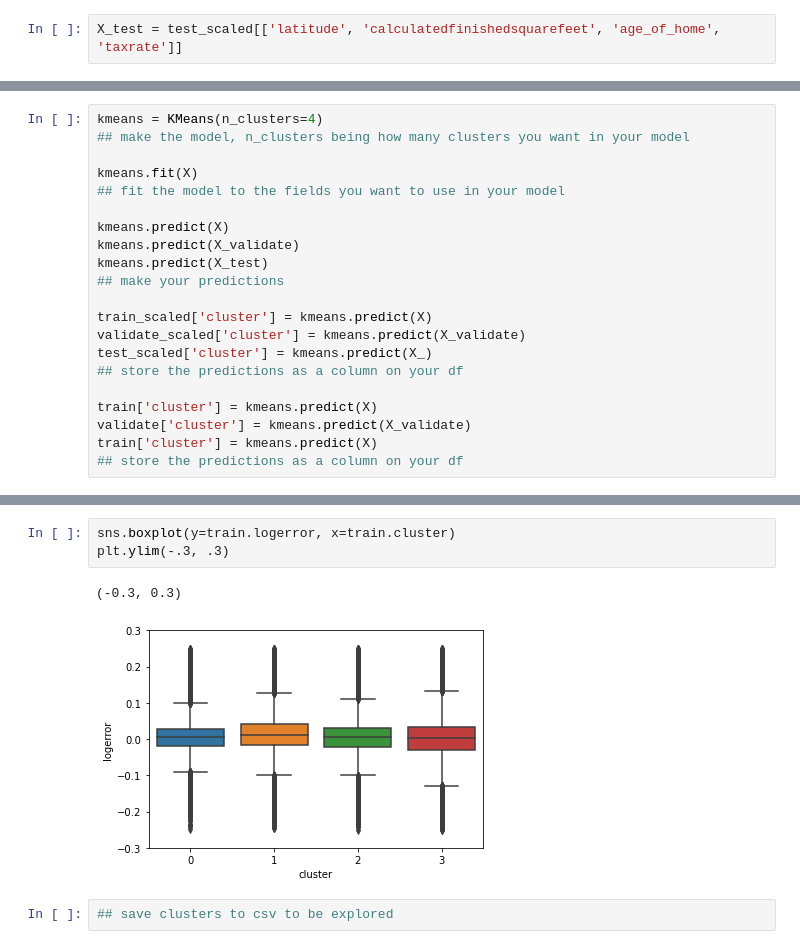
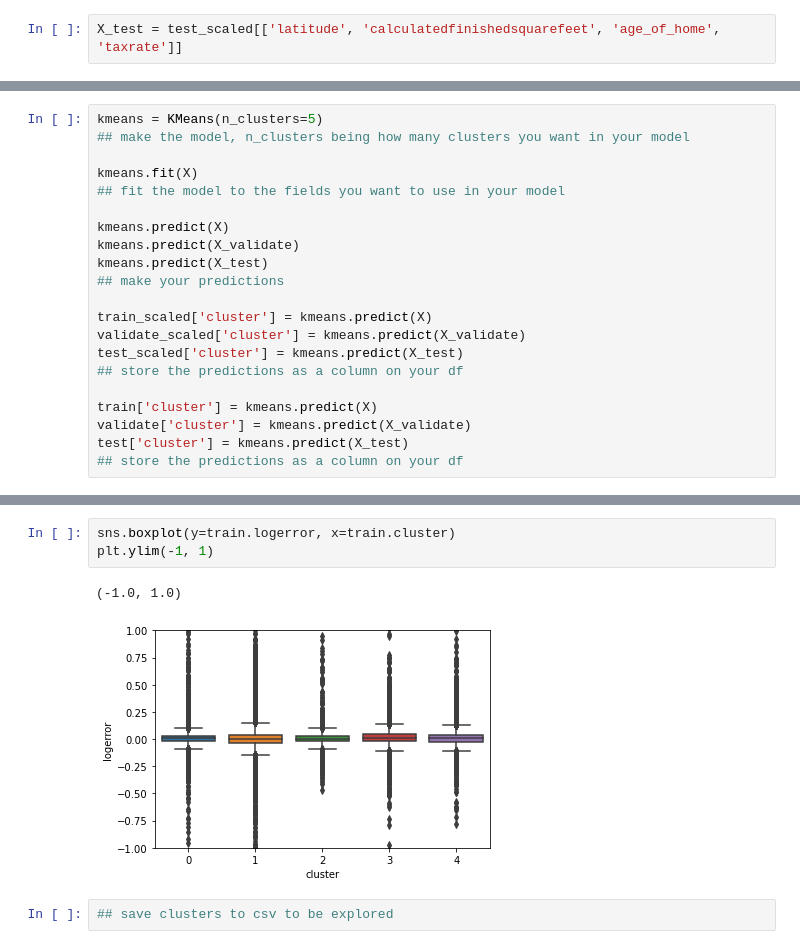
Before and after one commit to davidb-and-john/clustering-project, a Jupyter notebook: final_cluster_model.ipynb, the cells around one changed output, grey strips where cells are left out. Cells and saved outputs as stored; diff of their text form.

```diff
--- a/final_cluster_model.ipynb
+++ b/final_cluster_model.ipynb
@@ -229,5 +229,5 @@ with plt.style.context('seaborn-whitegrid'):
 # %%
-kmeans = KMeans(n_clusters=4)
+kmeans = KMeans(n_clusters=5)
 ## make the model, n_clusters being how many clusters you want in your model
 
 kmeans.fit(X)
@@ -240,12 +240,12 @@ kmeans.predict(X_test)
 
 train_scaled['cluster'] = kmeans.predict(X)
 validate_scaled['cluster'] = kmeans.predict(X_validate)
-test_scaled['cluster'] = kmeans.predict(X_)
+test_scaled['cluster'] = kmeans.predict(X_test)
 ## store the predictions as a column on your df
 
 train['cluster'] = kmeans.predict(X)
 validate['cluster'] = kmeans.predict(X_validate)
-train['cluster'] = kmeans.predict(X)
+test['cluster'] = kmeans.predict(X_test)
 ## store the predictions as a column on your df
 # %%
 train_scaled.head()
@@ -270,9 +292,9 @@ sns.relplot(data=train_scaled, x='calculatedfinishedsquarefeet', y='latitude', h
 # %%
 sns.boxplot(y=train.logerror, x=train.cluster)
-plt.ylim(-.3, .3)
+plt.ylim(-1, 1)
 # %% [output]
-(-0.3, 0.3)
+(-1.0, 1.0)
-[figure, old version]
+[figure, new version]
 # %%
 ## save clusters to csv to be explored
 # %%
```
Also changed, not shown: parts of 102 cells of this notebook, 4 other files.
